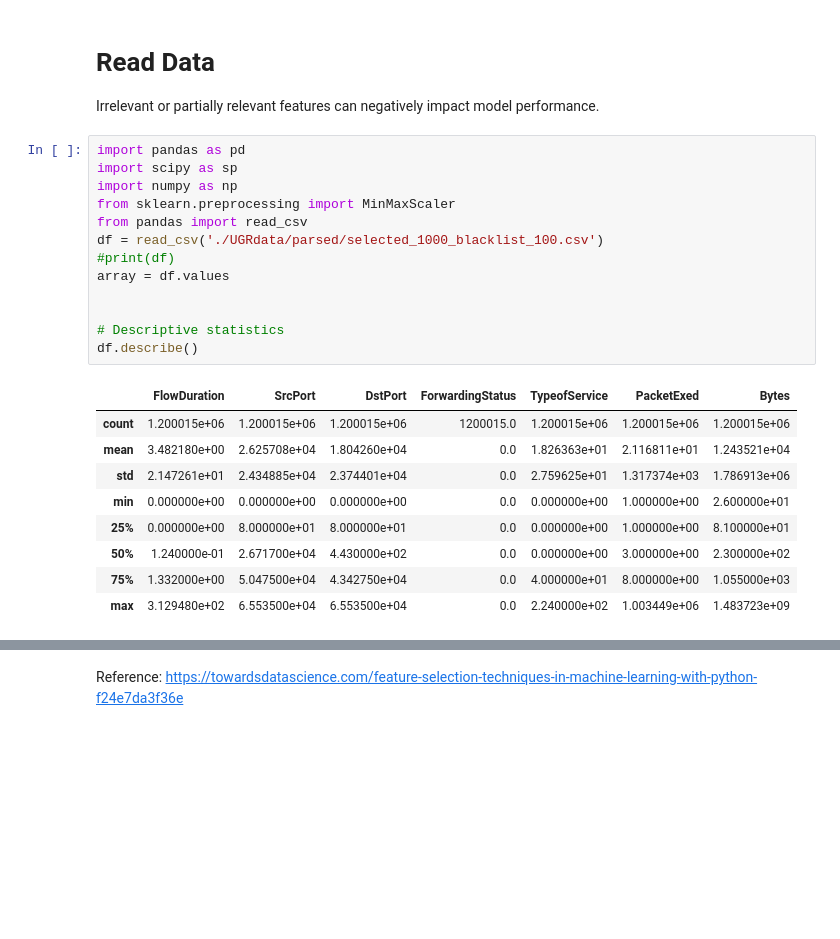
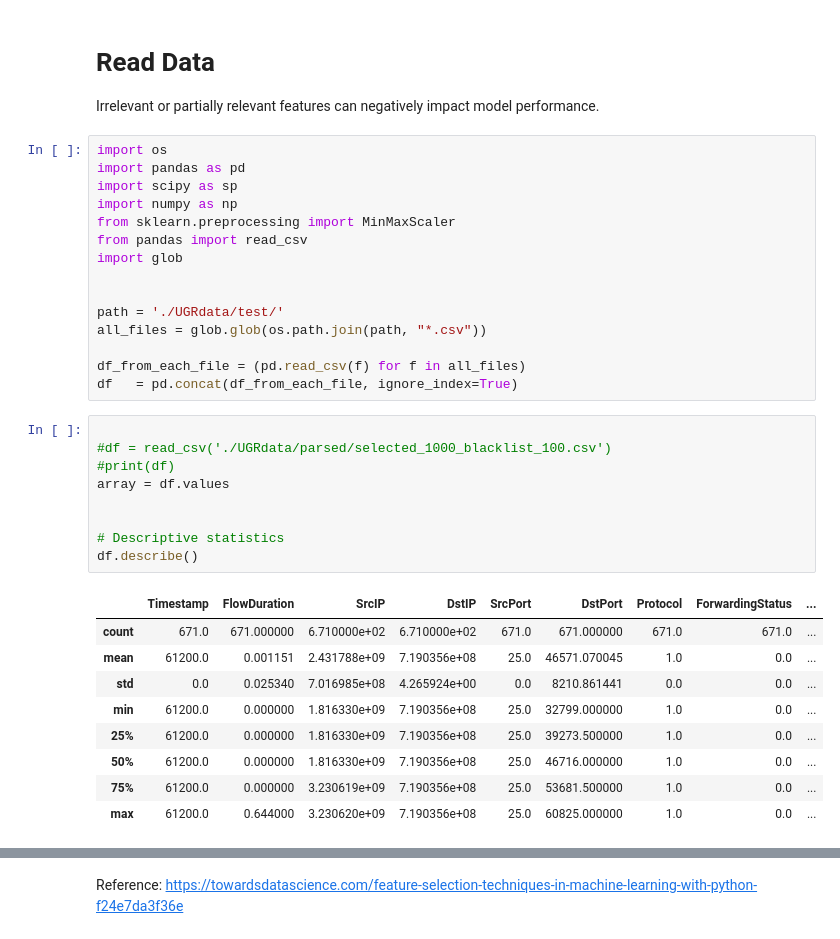
Before and after one commit to c-zhong/UGR-AIX, a Jupyter notebook: feature_selection.ipynb, the cells around one changed output, grey strips where cells are left out. Cells and saved outputs as stored; diff of their text form; blank space fills up the shorter version.

```diff
--- a/feature_selection.ipynb
+++ b/feature_selection.ipynb
@@ -1,29 +217,40 @@
 # %% [markdown]
 # Read Data
 Irrelevant or partially relevant features can negatively impact model performance.
+# %%
+import os
+import pandas as pd
+import scipy as sp
+import numpy as np
+from sklearn.preprocessing import MinMaxScaler
+from pandas import read_csv
+import glob
+
+
+path = './UGRdata/test/'
+all_files = glob.glob(os.path.join(path, "*.csv"))
+
+df_from_each_file = (pd.read_csv(f) for f in all_files)
+df   = pd.concat(df_from_each_file, ignore_index=True)
 # %%
-import pandas as pd
-import scipy as sp
-import numpy as np
-from sklearn.preprocessing import MinMaxScaler
-from pandas import read_csv
-df = read_csv('./UGRdata/parsed/selected_1000_blacklist_100.csv')
+
+#df = read_csv('./UGRdata/parsed/selected_1000_blacklist_100.csv')
 #print(df)
 array = df.values
 
 
 # Descriptive statistics
 df.describe()
 # %% [output]
-|  | FlowDuration | SrcPort | DstPort | ForwardingStatus | TypeofService | PacketExed | Bytes |
-| count | 1.200015e+06 | 1.200015e+06 | 1.200015e+06 | 1200015.0 | 1.200015e+06 | 1.200015e+06 | 1.200015e+06 |
-| mean | 3.482180e+00 | 2.625708e+04 | 1.804260e+04 | 0.0 | 1.826363e+01 | 2.116811e+01 | 1.243521e+04 |
-| std | 2.147261e+01 | 2.434885e+04 | 2.374401e+04 | 0.0 | 2.759625e+01 | 1.317374e+03 | 1.786913e+06 |
-| min | 0.000000e+00 | 0.000000e+00 | 0.000000e+00 | 0.0 | 0.000000e+00 | 1.000000e+00 | 2.600000e+01 |
-| 25% | 0.000000e+00 | 8.000000e+01 | 8.000000e+01 | 0.0 | 0.000000e+00 | 1.000000e+00 | 8.100000e+01 |
-| 50% | 1.240000e-01 | 2.671700e+04 | 4.430000e+02 | 0.0 | 0.000000e+00 | 3.000000e+00 | 2.300000e+02 |
-| 75% | 1.332000e+00 | 5.047500e+04 | 4.342750e+04 | 0.0 | 4.000000e+01 | 8.000000e+00 | 1.055000e+03 |
-| max | 3.129480e+02 | 6.553500e+04 | 6.553500e+04 | 0.0 | 2.240000e+02 | 1.003449e+06 | 1.483723e+09 |
+|  | Timestamp | FlowDuration | SrcIP | DstIP | SrcPort | DstPort | Protocol | ForwardingStatus | ... |
+| count | 671.0 | 671.000000 | 6.710000e+02 | 6.710000e+02 | 671.0 | 671.000000 | 671.0 | 671.0 | ... |
+| mean | 61200.0 | 0.001151 | 2.431788e+09 | 7.190356e+08 | 25.0 | 46571.070045 | 1.0 | 0.0 | ... |
+| std | 0.0 | 0.025340 | 7.016985e+08 | 4.265924e+00 | 0.0 | 8210.861441 | 0.0 | 0.0 | ... |
+| min | 61200.0 | 0.000000 | 1.816330e+09 | 7.190356e+08 | 25.0 | 32799.000000 | 1.0 | 0.0 | ... |
+| 25% | 61200.0 | 0.000000 | 1.816330e+09 | 7.190356e+08 | 25.0 | 39273.500000 | 1.0 | 0.0 | ... |
+| 50% | 61200.0 | 0.000000 | 1.816330e+09 | 7.190356e+08 | 25.0 | 46716.000000 | 1.0 | 0.0 | ... |
+| 75% | 61200.0 | 0.000000 | 3.230619e+09 | 7.190356e+08 | 25.0 | 53681.500000 | 1.0 | 0.0 | ... |
+| max | 61200.0 | 0.644000 | 3.230620e+09 | 7.190356e+08 | 25.0 | 60825.000000 | 1.0 | 0.0 | ... |
 # %%
 # Analyse missing data
 # Create table for missing data analysis
```
Also changed, not shown: parts of 30 cells of this notebook, 1 other file.
